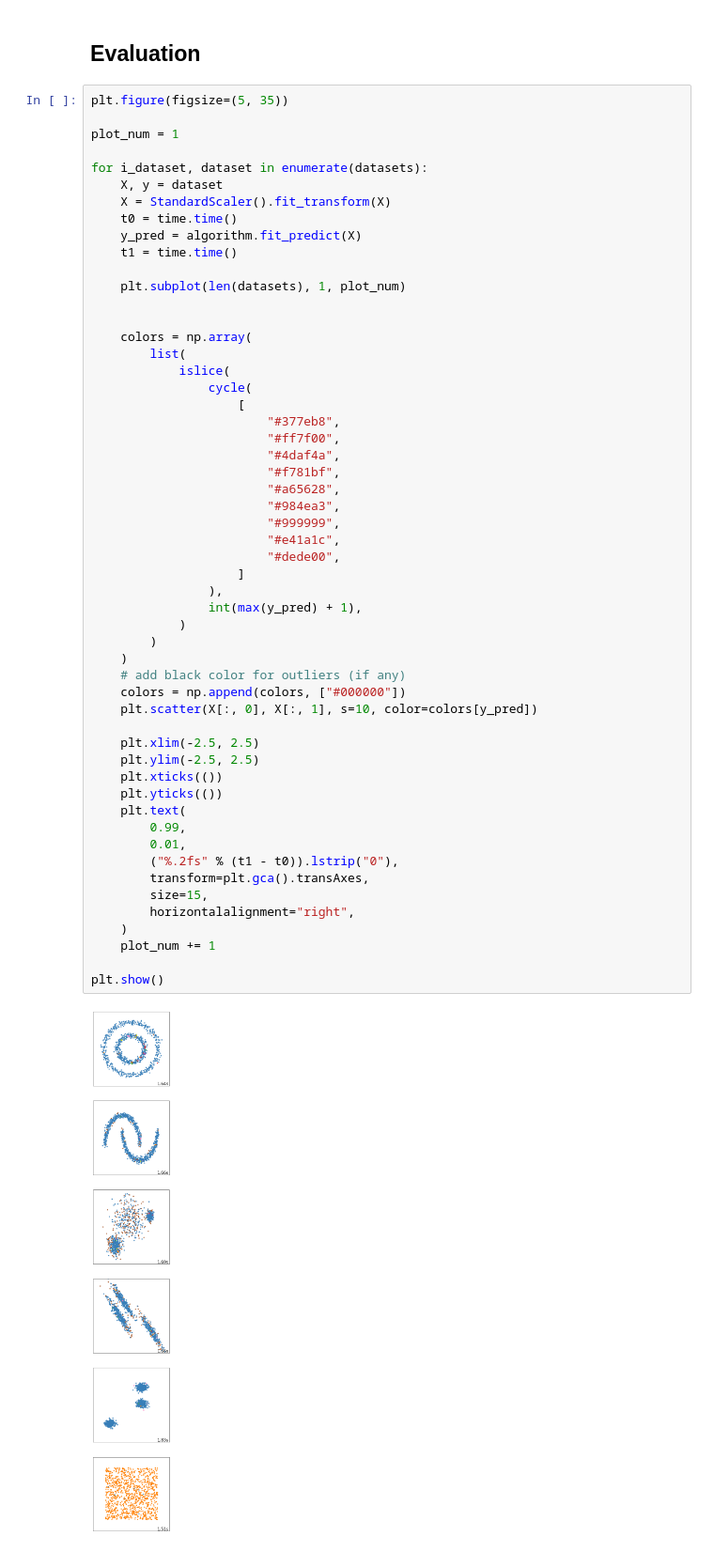
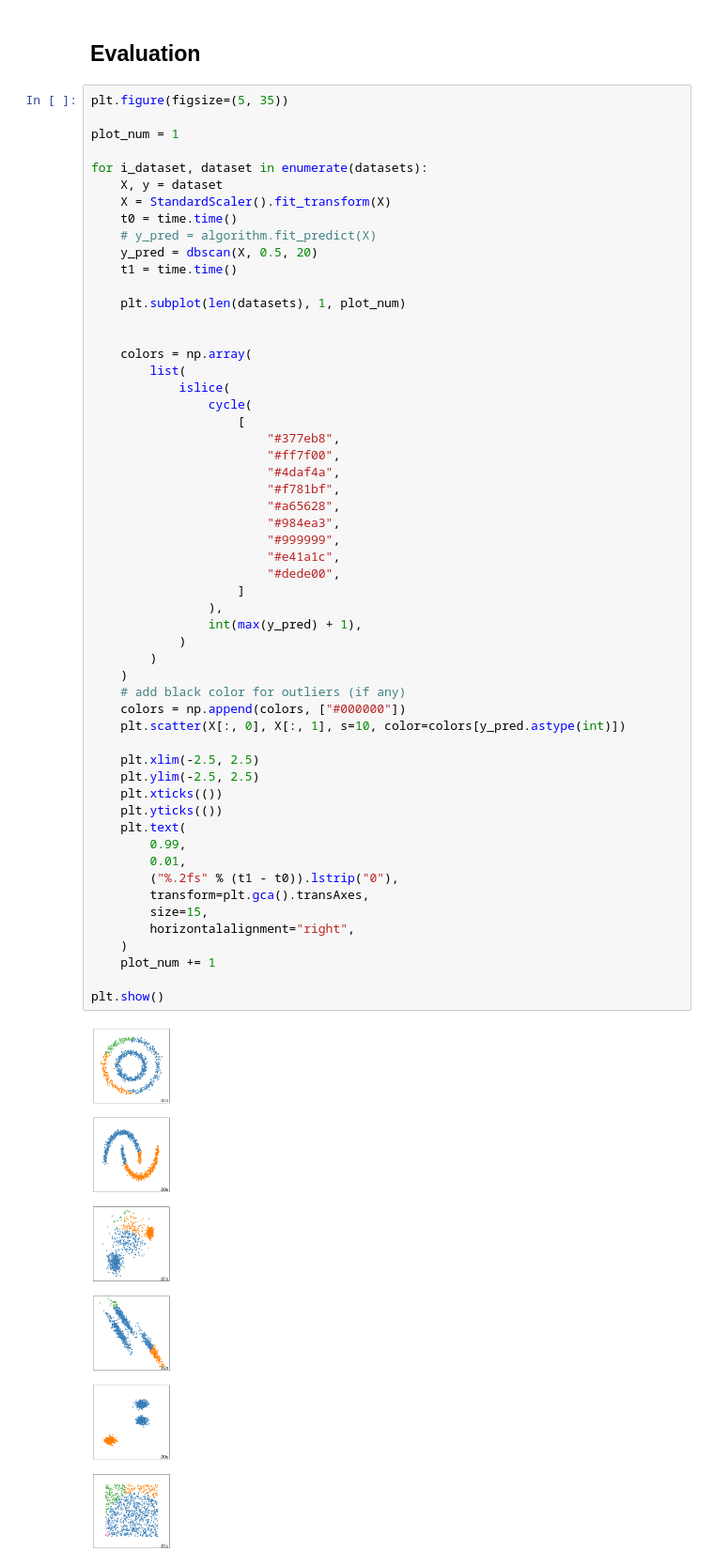
Before and after one commit to arek544/DBSCAN, a Jupyter notebook: dbscan_POC.ipynb, the cells around one changed output. Shown at 94% size. Cells and saved outputs as stored; diff of their text form.

Commit message:
dbscan from scratch implementation

```diff
--- a/dbscan_POC.ipynb
+++ b/dbscan_POC.ipynb
@@ -158,7 +101,8 @@ for i_dataset, dataset in enumerate(datasets):
     X, y = dataset
     X = StandardScaler().fit_transform(X)
     t0 = time.time()
-    y_pred = algorithm.fit_predict(X)
+    # y_pred = algorithm.fit_predict(X)
+    y_pred = dbscan(X, 0.5, 20)
     t1 = time.time()
 
     plt.subplot(len(datasets), 1, plot_num)
@@ -176,32 +120,32 @@ for i_dataset, dataset in enumerate(datasets):
                         "#a65628",
                         "#984ea3",
                         "#999999",
                         "#e41a1c",
                         "#dede00",
                     ]
                 ),
                 int(max(y_pred) + 1),
             )
         )
     )
     # add black color for outliers (if any)
     colors = np.append(colors, ["#000000"])
-    plt.scatter(X[:, 0], X[:, 1], s=10, color=colors[y_pred])
+    plt.scatter(X[:, 0], X[:, 1], s=10, color=colors[y_pred.astype(int)])
 
     plt.xlim(-2.5, 2.5)
     plt.ylim(-2.5, 2.5)
     plt.xticks(())
     plt.yticks(())
     plt.text(
         0.99,
         0.01,
         ("%.2fs" % (t1 - t0)).lstrip("0"),
         transform=plt.gca().transAxes,
         size=15,
         horizontalalignment="right",
     )
     plot_num += 1
 
 plt.show()
 # %% [output]
-[figure, old version]
+[figure, new version]
```
Also changed, not shown: parts of 3 cells of this notebook.
